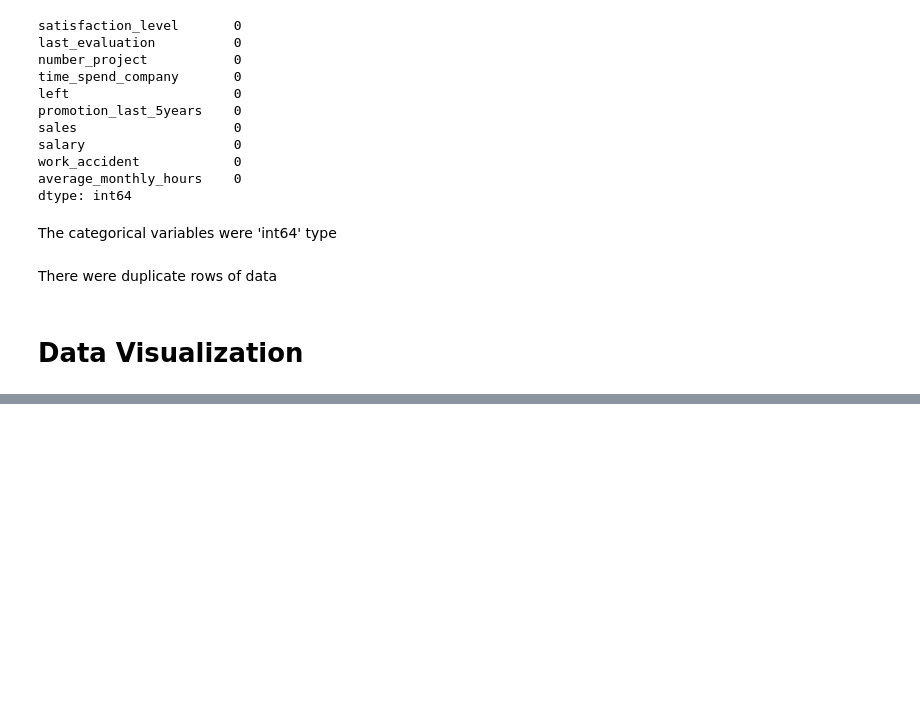
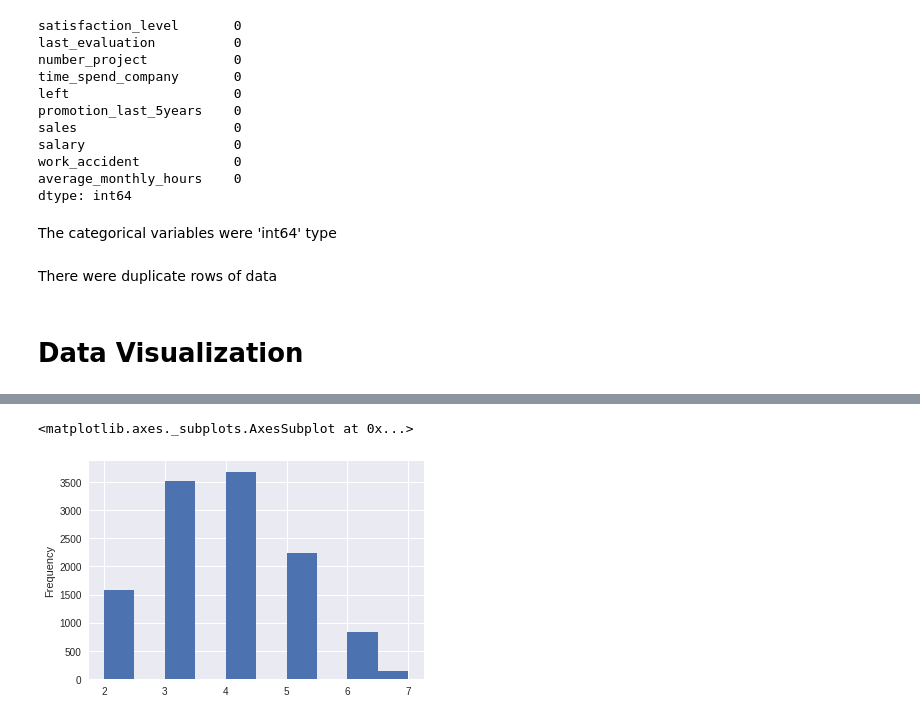
Before and after one commit to prajwaldp/kaggle-human-resource-analytics, a Jupyter notebook: Untitled2.ipynb, the cells around one changed output, grey strips where cells are left out. Saved outputs shown, nothing was run; the diff lists cells and outputs as text; code cells hidden in the pictures; blank space fills up the shorter version.

```diff
--- a/Untitled2.ipynb
+++ b/Untitled2.ipynb
@@ -122,0 +143,5 @@ plt.show()
+# %%
+df.number_project.plot('hist')
+# %% [output]
+<matplotlib.axes._subplots.AxesSubplot at 0x...>
+[figure, added]
```
Also changed, not shown: parts of 40 cells of this notebook.
